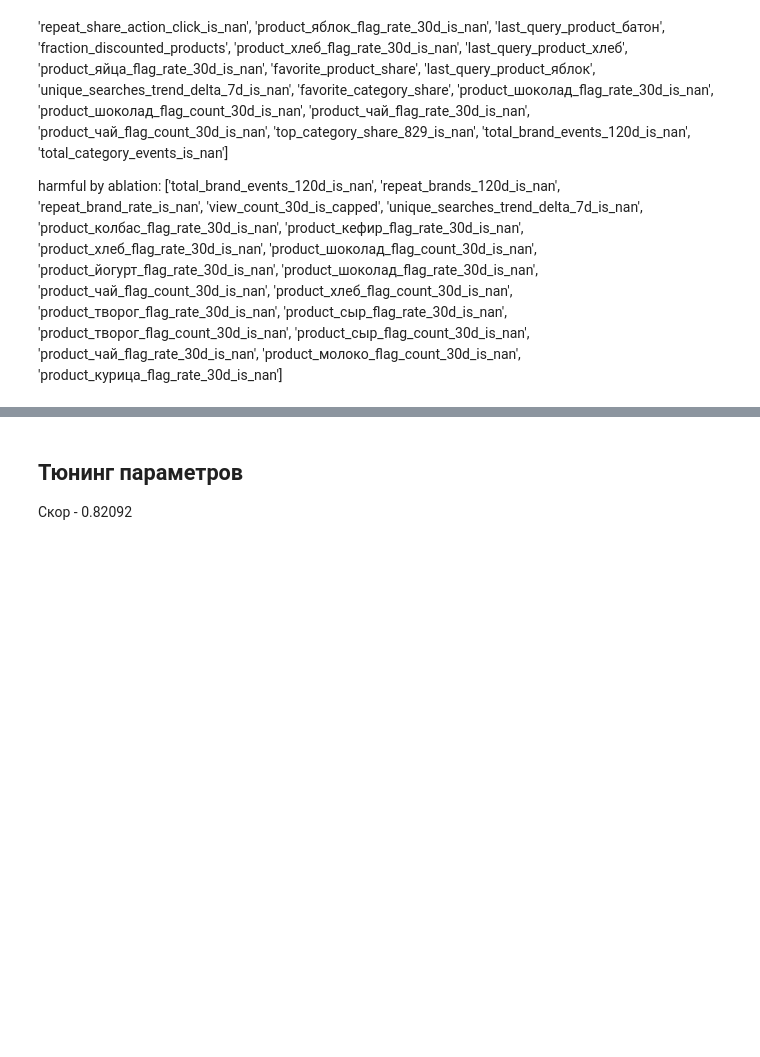
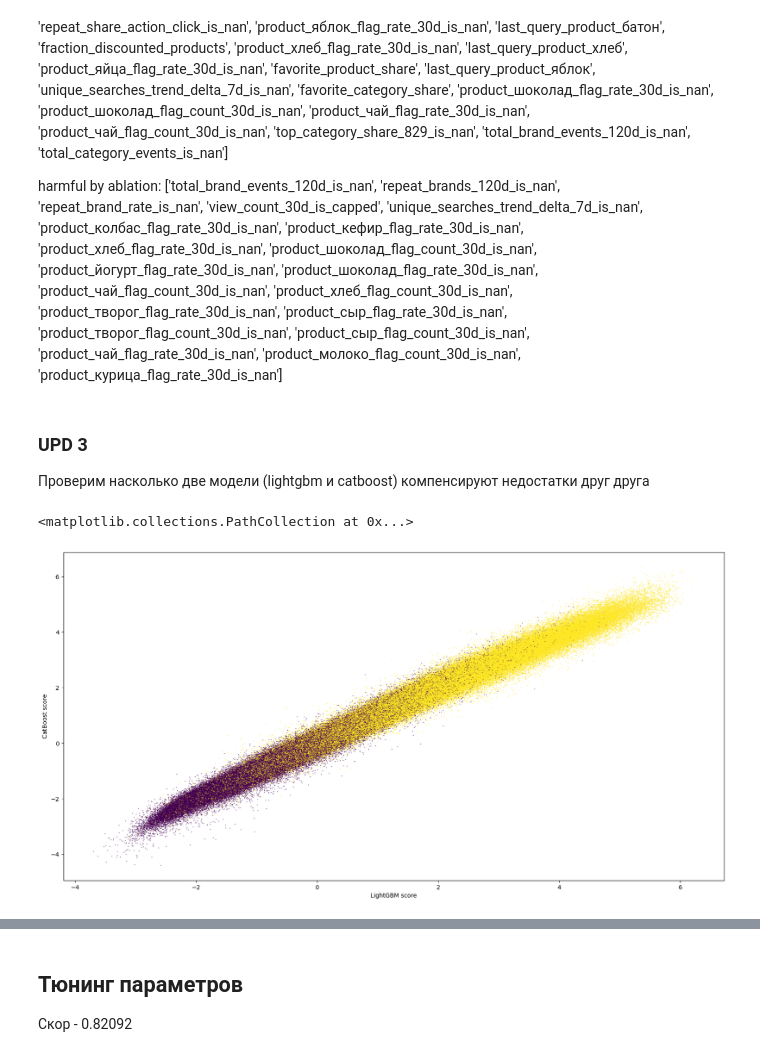
Before and after one commit to LumbaBalumba/aim_ml, a Jupyter notebook: 10/test.ipynb, the cells around one changed output, grey strips where cells are left out. Drawn from its saved outputs; the diff is of its cells as text; code cells hidden in the pictures; blank space fills up the shorter version.

```diff
--- a/10/test.ipynb
+++ b/10/test.ipynb
@@ -225,0 +237,37 @@ RocCurveDisplay.from_estimator(model, X_val, y_val)
+# %%
+lgb_params = {
+    "objective": "binary",
+    "metric": "auc",
+    "boosting_type": "gbdt",
+
+    "learning_rate": 0.05,
+    "max_depth": 6,
+    "num_leaves": 31,
+
+    "lambda_l2": 10.0,
+    "lambda_l1": 0.0,
+
+    "bagging_fraction": 0.8,
+    "bagging_freq": 1,
+    "feature_fraction": 1.0,
+
+    "min_data_in_leaf": 100,
+    "min_gain_to_split": 0.0,
+
+    "verbosity": -1,
+}
+# %%
+train_dataset = lgb.Dataset(X_train, label=y_train)
+val_dataset = lgb.Dataset(X_val, label=y_val)
+# %%
+lgb_model = lgb.train(
+    lgb_params,
+    train_set=train_dataset,
+    valid_sets=[train_dataset, val_dataset],
+    valid_names=["train", "valid"],
+    num_boost_round=4000,
+    callbacks=[
+        lgb.early_stopping(stopping_rounds=200),
+        lgb.log_evaluation(period=100),
+    ],
+)
@@ -406 +441,5 @@ with open('drop.json', 'wt', encoding='utf-8-sig') as f:
     json.dump(suggestion.__dict__, f)
+# %% [markdown]
+### UPD 3
+
+Проверим насколько две модели (lightgbm и catboost) компенсируют недостатки друг друга
@@ -406,0 +448,10 @@ with open('drop.json', 'wt', encoding='utf-8-sig') as f:
+# %%
+y_pred_lgb_train = lgb_model.predict(X_train, raw_score=True)
+y_pred_cb_train = model.predict(X_train, prediction_type='RawFormulaVal')
+plt.figure(figsize=(20, 10))
+plt.xlabel('LightGBM score')
+plt.ylabel('CatBoost score')
+plt.scatter(y_pred_lgb_train, y_pred_cb_train, c=y_train, s=1e-1)
+# %% [output]
+<matplotlib.collections.PathCollection at 0x...>
+[figure, added]
```
Also changed, not shown: parts of 71 cells of this notebook, 3 other files.
